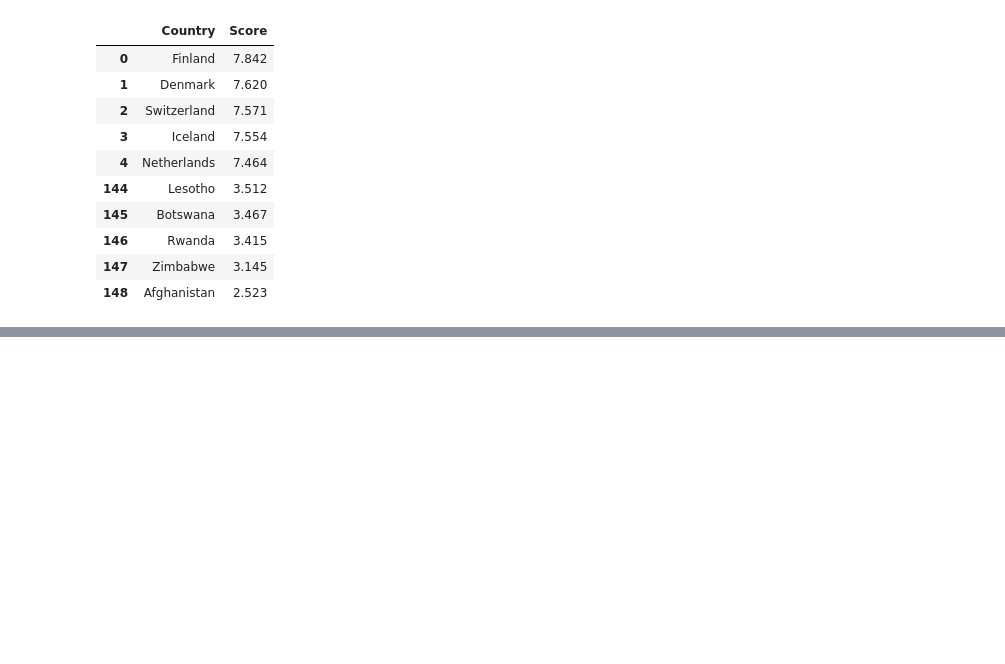
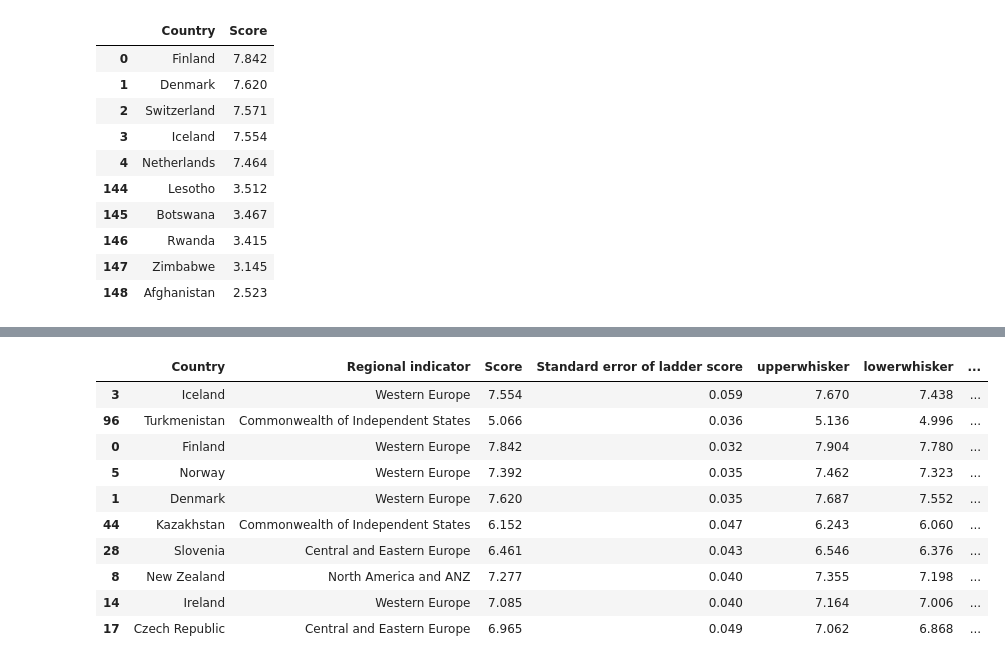
Before and after one commit to Hohenadel/world-happiness-case-study, a Jupyter notebook: notebooks/world.ipynb, the cells around one changed output, grey strips where cells are left out. Saved outputs shown, nothing was run; the diff lists cells and outputs as text; code cells hidden in the pictures; blank space fills up the shorter version.

```diff
--- a/notebooks/world.ipynb
+++ b/notebooks/world.ipynb
@@ -145,0 +180,17 @@ plt.show()
+# %%
+#Does money buy happiness?
+#Does money buy happiness?
+top_social = geo_temp.sort_values(by='Social support', ascending=False).head(10)
+top_social
+# %% [output]
+|  | Country | Regional indicator | Score | Standard error of ladder score | upperwhisker | lowerwhisker | ... |
+| 3 | Iceland | Western Europe | 7.554 | 0.059 | 7.670 | 7.438 | ... |
+| 96 | Turkmenistan | Commonwealth of Independent States | 5.066 | 0.036 | 5.136 | 4.996 | ... |
+| 0 | Finland | Western Europe | 7.842 | 0.032 | 7.904 | 7.780 | ... |
+| 5 | Norway | Western Europe | 7.392 | 0.035 | 7.462 | 7.323 | ... |
+| 1 | Denmark | Western Europe | 7.620 | 0.035 | 7.687 | 7.552 | ... |
+| 44 | Kazakhstan | Commonwealth of Independent States | 6.152 | 0.047 | 6.243 | 6.060 | ... |
+| 28 | Slovenia | Central and Eastern Europe | 6.461 | 0.043 | 6.546 | 6.376 | ... |
+| 8 | New Zealand | North America and ANZ | 7.277 | 0.040 | 7.355 | 7.198 | ... |
+| 14 | Ireland | Western Europe | 7.085 | 0.040 | 7.164 | 7.006 | ... |
+| 17 | Czech Republic | Central and Eastern Europe | 6.965 | 0.049 | 7.062 | 6.868 | ... |
```
Also changed, not shown: parts of 19 cells of this notebook.
